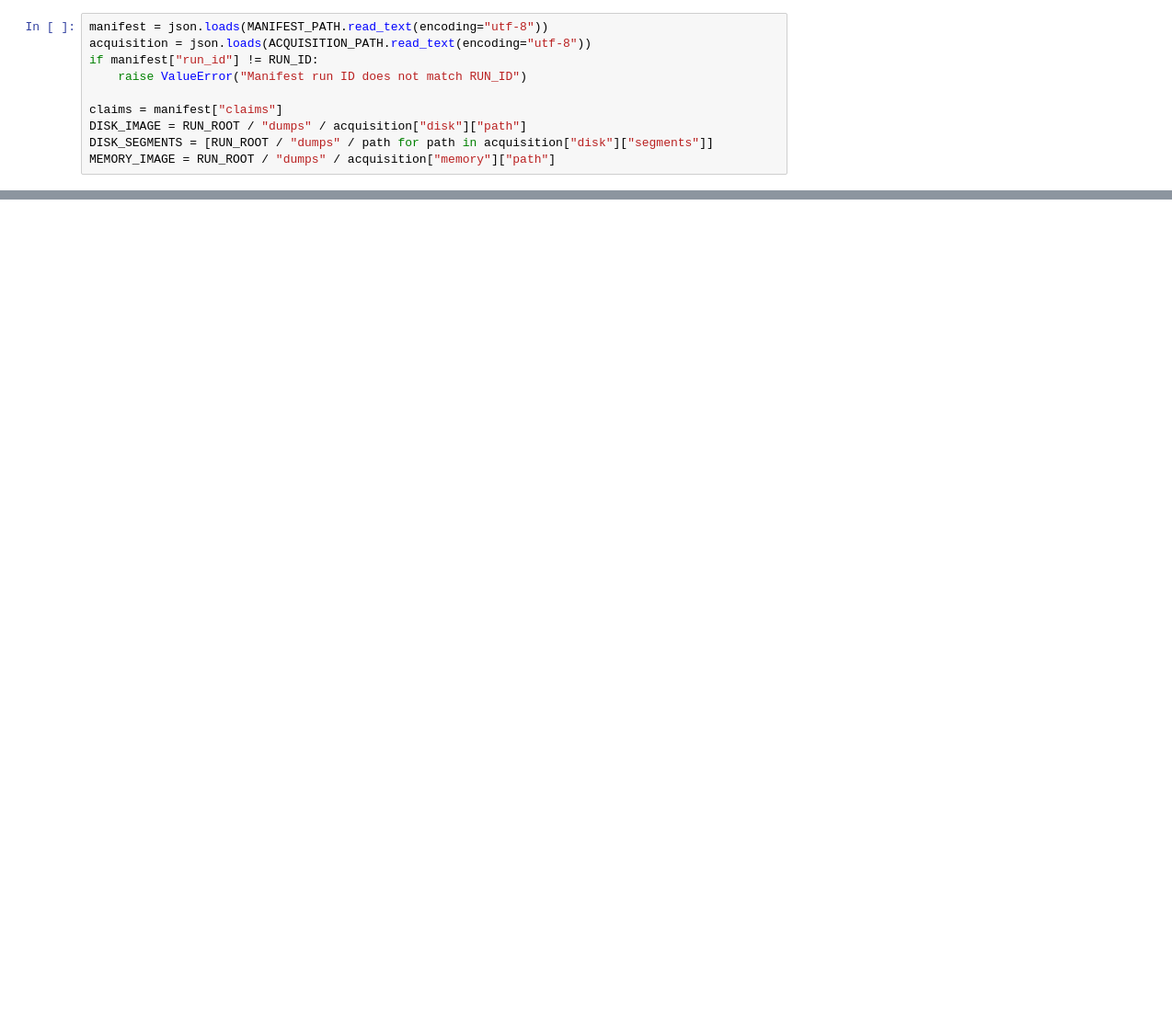
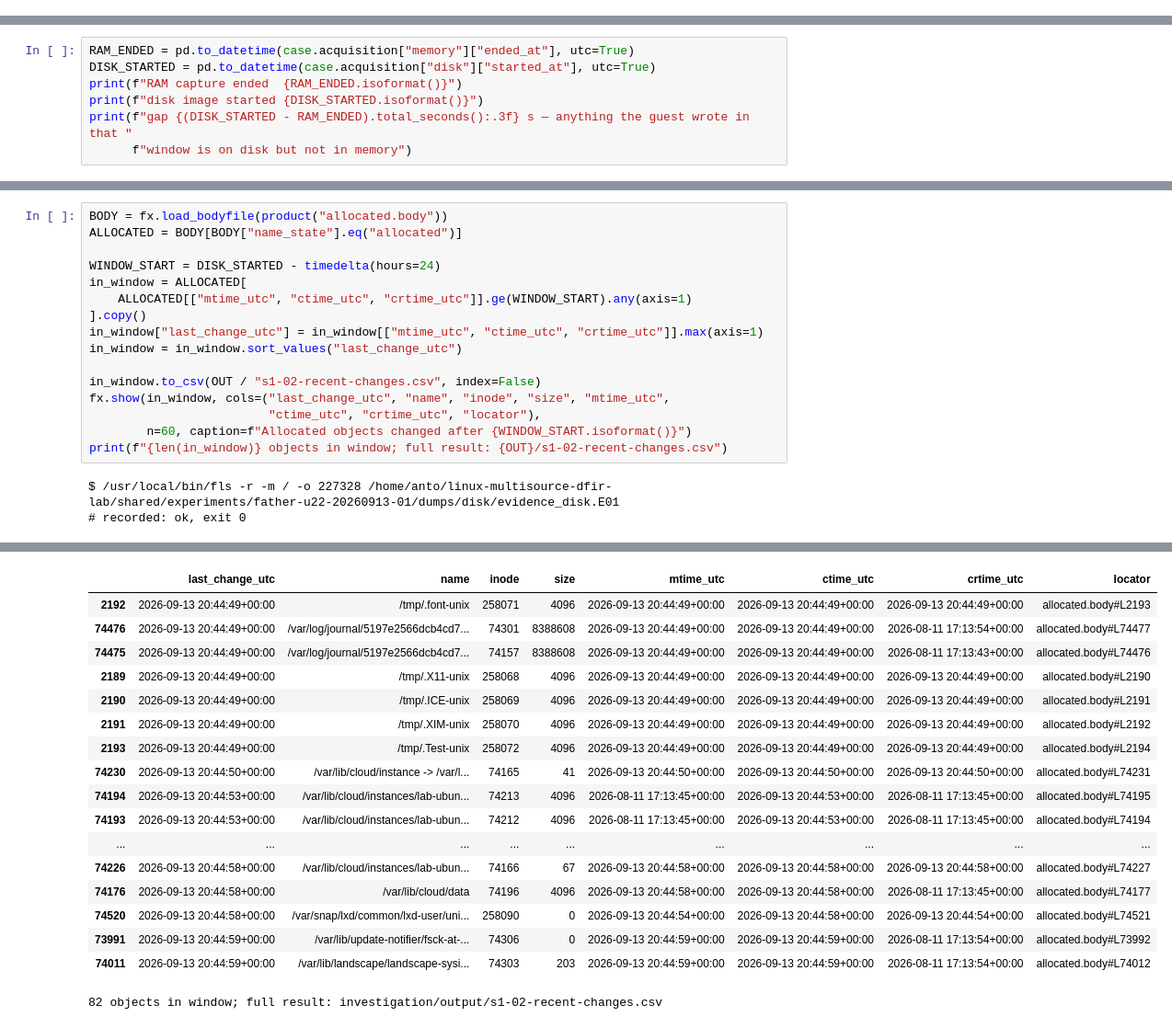
Before and after one commit to acesaria/linux-multisource-dfir-lab, a Jupyter notebook: investigations/father/investigation.ipynb, the cells around one changed output, grey strips where cells are left out. Shown at 92% size. Cells and saved outputs as stored; diff of their text form; blank space fills up the shorter version.

```diff
--- a/investigations/father/investigation.ipynb
+++ b/investigations/father/investigation.ipynb
@@ -40,10 +0,0 @@ RESULTS_DIR = INVESTIGATION_ROOT / "results"
-# %%
-manifest = json.loads(MANIFEST_PATH.read_text(encoding="utf-8"))
-acquisition = json.loads(ACQUISITION_PATH.read_text(encoding="utf-8"))
-if manifest["run_id"] != RUN_ID:
-    raise ValueError("Manifest run ID does not match RUN_ID")
-
-claims = manifest["claims"]
-DISK_IMAGE = RUN_ROOT / "dumps" / acquisition["disk"]["path"]
-DISK_SEGMENTS = [RUN_ROOT / "dumps" / path for path in acquisition["disk"]["segments"]]
-MEMORY_IMAGE = RUN_ROOT / "dumps" / acquisition["memory"]["path"]
@@ -758,0 +102,7 @@ Ground truth is an experimental reference, not another forensic evidence source.
+# %%
+RAM_ENDED = pd.to_datetime(case.acquisition["memory"]["ended_at"], utc=True)
+DISK_STARTED = pd.to_datetime(case.acquisition["disk"]["started_at"], utc=True)
+print(f"RAM capture ended  {RAM_ENDED.isoformat()}")
+print(f"disk image started {DISK_STARTED.isoformat()}")
+print(f"gap {(DISK_STARTED - RAM_ENDED).total_seconds():.3f} s — anything the guest wrote in that "
+      f"window is on disk but not in memory")
@@ -758,0 +178,19 @@ Ground truth is an experimental reference, not another forensic evidence source.
+# %%
+BODY = fx.load_bodyfile(product("allocated.body"))
+ALLOCATED = BODY[BODY["name_state"].eq("allocated")]
+
+WINDOW_START = DISK_STARTED - timedelta(hours=24)
+in_window = ALLOCATED[
+    ALLOCATED[["mtime_utc", "ctime_utc", "crtime_utc"]].ge(WINDOW_START).any(axis=1)
+].copy()
+in_window["last_change_utc"] = in_window[["mtime_utc", "ctime_utc", "crtime_utc"]].max(axis=1)
+in_window = in_window.sort_values("last_change_utc")
+
+in_window.to_csv(OUT / "s1-02-recent-changes.csv", index=False)
+fx.show(in_window, cols=("last_change_utc", "name", "inode", "size", "mtime_utc",
+                         "ctime_utc", "crtime_utc", "locator"),
+        n=60, caption=f"Allocated objects changed after {WINDOW_START.isoformat()}")
+print(f"{len(in_window)} objects in window; full result: {OUT}/s1-02-recent-changes.csv")
+# %% [output]
+$ /usr/local/bin/fls -r -m / -o 227328 /home/anto/linux-multisource-dfir-lab/shared/experiments/father-u22-20260913-01/dumps/disk/evidence_disk.E01
+# recorded: ok, exit 0
@@ -758,0 +198,18 @@ Ground truth is an experimental reference, not another forensic evidence source.
+|  | last_change_utc | name | inode | size | mtime_utc | ctime_utc | crtime_utc | locator |
+| 2192 | 2026-09-13 20:44:49+00:00 | /tmp/.font-unix | 258071 | 4096 | 2026-09-13 20:44:49+00:00 | 2026-09-13 20:44:49+00:00 | 2026-09-13 20:44:49+00:00 | allocated.body#L2193 |
+| 74476 | 2026-09-13 20:44:49+00:00 | /var/log/journal/5197e2566dcb4cd7... | 74301 | 8388608 | 2026-09-13 20:44:49+00:00 | 2026-09-13 20:44:49+00:00 | 2026-08-11 17:13:54+00:00 | allocated.body#L74477 |
+| 74475 | 2026-09-13 20:44:49+00:00 | /var/log/journal/5197e2566dcb4cd7... | 74157 | 8388608 | 2026-09-13 20:44:49+00:00 | 2026-09-13 20:44:49+00:00 | 2026-08-11 17:13:43+00:00 | allocated.body#L74476 |
+| 2189 | 2026-09-13 20:44:49+00:00 | /tmp/.X11-unix | 258068 | 4096 | 2026-09-13 20:44:49+00:00 | 2026-09-13 20:44:49+00:00 | 2026-09-13 20:44:49+00:00 | allocated.body#L2190 |
+| 2190 | 2026-09-13 20:44:49+00:00 | /tmp/.ICE-unix | 258069 | 4096 | 2026-09-13 20:44:49+00:00 | 2026-09-13 20:44:49+00:00 | 2026-09-13 20:44:49+00:00 | allocated.body#L2191 |
+| 2191 | 2026-09-13 20:44:49+00:00 | /tmp/.XIM-unix | 258070 | 4096 | 2026-09-13 20:44:49+00:00 | 2026-09-13 20:44:49+00:00 | 2026-09-13 20:44:49+00:00 | allocated.body#L2192 |
+| 2193 | 2026-09-13 20:44:49+00:00 | /tmp/.Test-unix | 258072 | 4096 | 2026-09-13 20:44:49+00:00 | 2026-09-13 20:44:49+00:00 | 2026-09-13 20:44:49+00:00 | allocated.body#L2194 |
+| 74230 | 2026-09-13 20:44:50+00:00 | /var/lib/cloud/instance -> /var/l... | 74165 | 41 | 2026-09-13 20:44:50+00:00 | 2026-09-13 20:44:50+00:00 | 2026-09-13 20:44:50+00:00 | allocated.body#L74231 |
+| 74194 | 2026-09-13 20:44:53+00:00 | /var/lib/cloud/instances/lab-ubun... | 74213 | 4096 | 2026-08-11 17:13:45+00:00 | 2026-09-13 20:44:53+00:00 | 2026-08-11 17:13:45+00:00 | allocated.body#L74195 |
+| 74193 | 2026-09-13 20:44:53+00:00 | /var/lib/cloud/instances/lab-ubun... | 74212 | 4096 | 2026-08-11 17:13:45+00:00 | 2026-09-13 20:44:53+00:00 | 2026-08-11 17:13:45+00:00 | allocated.body#L74194 |
+| ... | ... | ... | ... | ... | ... | ... | ... | ... |
+| 74226 | 2026-09-13 20:44:58+00:00 | /var/lib/cloud/instances/lab-ubun... | 74166 | 67 | 2026-09-13 20:44:58+00:00 | 2026-09-13 20:44:58+00:00 | 2026-09-13 20:44:58+00:00 | allocated.body#L74227 |
+| 74176 | 2026-09-13 20:44:58+00:00 | /var/lib/cloud/data | 74196 | 4096 | 2026-09-13 20:44:58+00:00 | 2026-09-13 20:44:58+00:00 | 2026-08-11 17:13:45+00:00 | allocated.body#L74177 |
+| 74520 | 2026-09-13 20:44:58+00:00 | /var/snap/lxd/common/lxd-user/uni... | 258090 | 0 | 2026-09-13 20:44:54+00:00 | 2026-09-13 20:44:58+00:00 | 2026-09-13 20:44:54+00:00 | allocated.body#L74521 |
+| 73991 | 2026-09-13 20:44:59+00:00 | /var/lib/update-notifier/fsck-at-... | 74306 | 0 | 2026-09-13 20:44:59+00:00 | 2026-09-13 20:44:59+00:00 | 2026-08-11 17:13:54+00:00 | allocated.body#L73992 |
+| 74011 | 2026-09-13 20:44:59+00:00 | /var/lib/landscape/landscape-sysi... | 74303 | 203 | 2026-09-13 20:44:59+00:00 | 2026-09-13 20:44:59+00:00 | 2026-08-11 17:13:54+00:00 | allocated.body#L74012 |
+82 objects in window; full result: investigation/output/s1-02-recent-changes.csv
```
Also changed, not shown: parts of 71 cells of this notebook, 2 other files.
